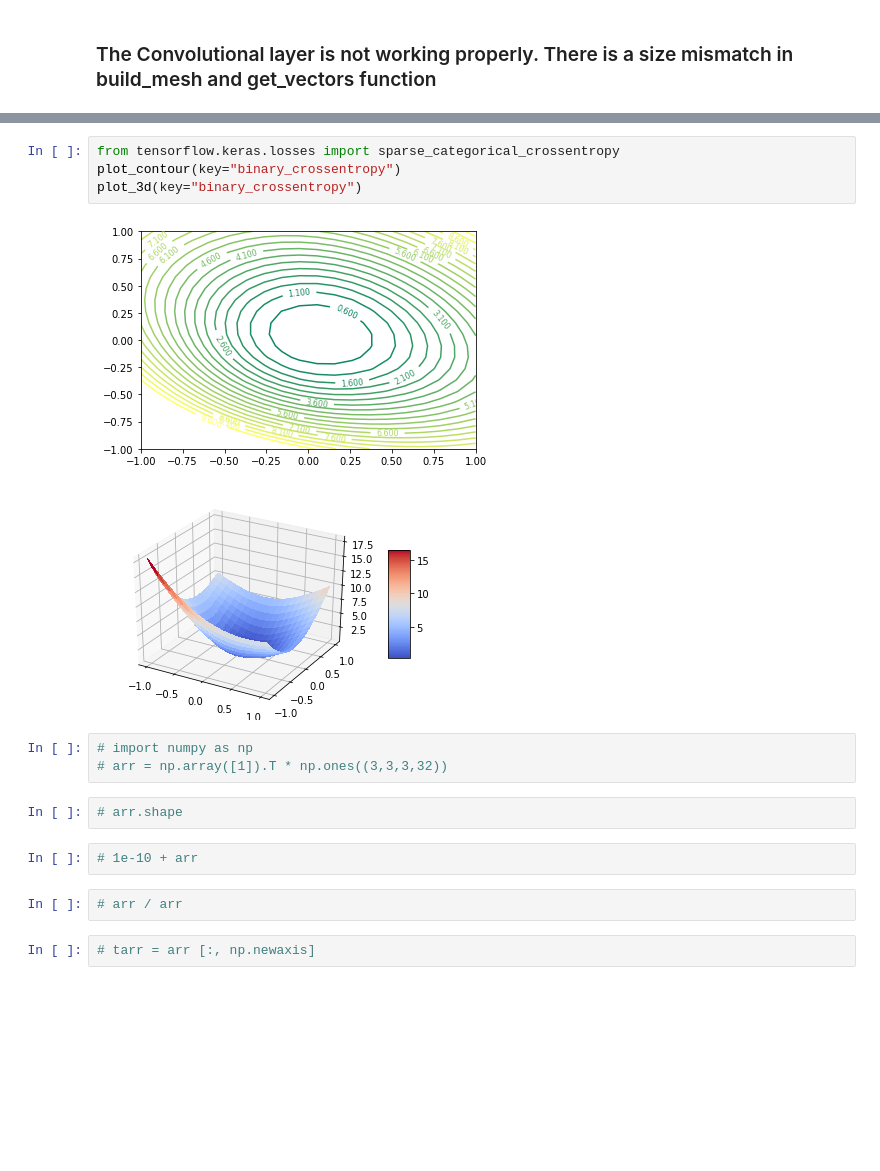
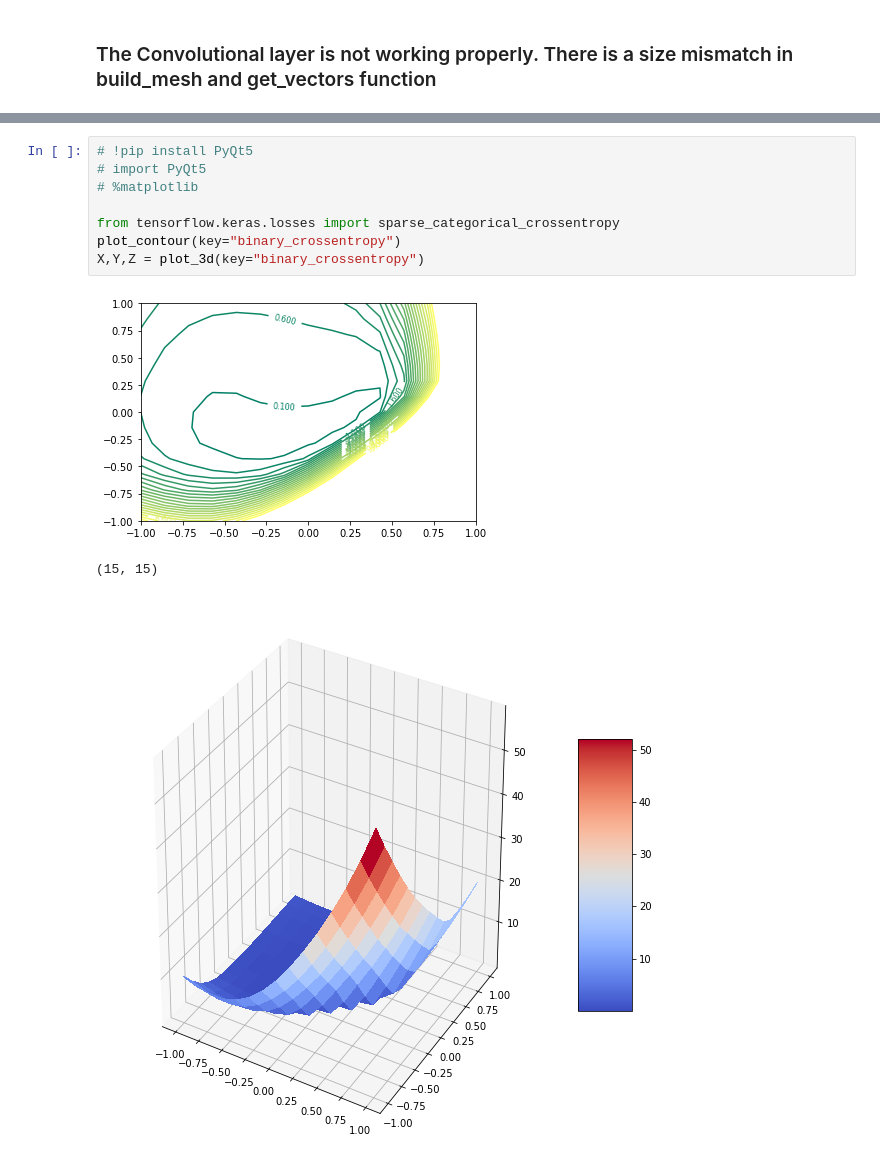
Before and after one commit to badhri123/Visualizing-GANs, a Jupyter notebook: Keras_Landscape_Viz.ipynb, the cells around one changed output, grey strips where cells are left out. Saved outputs shown, nothing was run; the diff lists cells and outputs as text; blank space fills up the shorter version.

Commit message:
Restructured utils nad visualizer

```diff
--- a/Keras_Landscape_Viz.ipynb
+++ b/Keras_Landscape_Viz.ipynb
@@ -376,18 +601,12 @@ INFO:root:line 19 out of 20
 # %%
+# !pip install PyQt5
+# import PyQt5
+# %matplotlib
+
 from tensorflow.keras.losses import sparse_categorical_crossentropy
 plot_contour(key="binary_crossentropy")
-plot_3d(key="binary_crossentropy")
+X,Y,Z = plot_3d(key="binary_crossentropy")
 # %% [output]
-[figure, old version]
+[figure, new version]
+(15, 15)
-[figure, old version]
+[figure, new version]
-# %%
-# import numpy as np
-# arr = np.array([1]).T * np.ones((3,3,3,32))
-# %%
-# arr.shape
-# %%
-# 1e-10 + arr
-# %%
-# arr / arr
-# %%
-# tarr = arr [:, np.newaxis]
```
Also changed, not shown: parts of 27 cells of this notebook, 3 other files.
